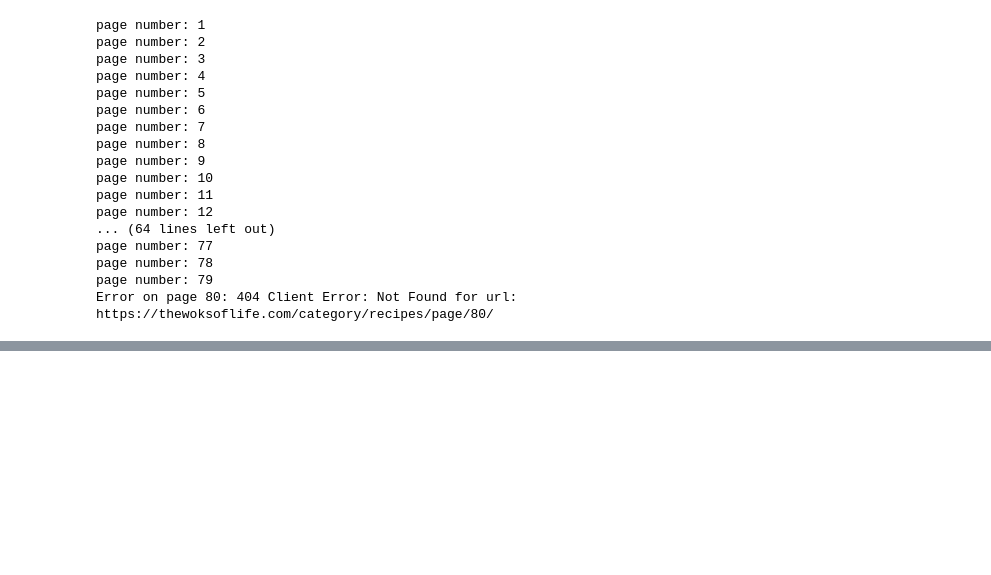
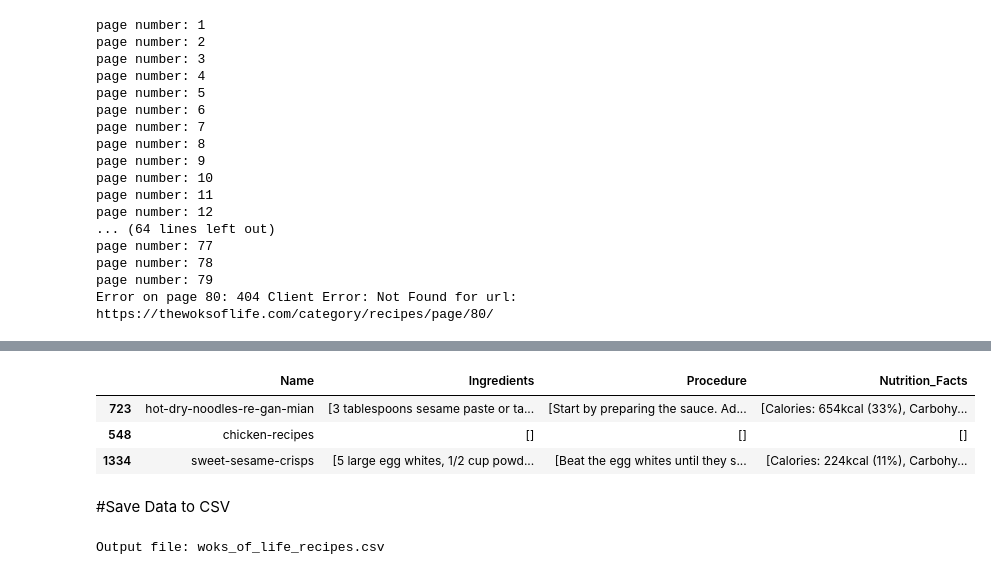
Before and after one commit to warrensuca/chinese-recipe-api, a Jupyter notebook: warrensuca/chinese-recipe-api/scraper/the_woks_of_life_scraper.ipynb, the cells around one changed output, grey strips where cells are left out. Drawn from its saved outputs; the diff is of its cells as text; code cells hidden in the pictures; blank space fills up the shorter version.

```diff
--- a/warrensuca/chinese-recipe-api/scraper/the_woks_of_life_scraper.ipynb
+++ b/warrensuca/chinese-recipe-api/scraper/the_woks_of_life_scraper.ipynb
@@ -310,0 +326,21 @@ Error on page 80: 404 Client Error: Not Found for url: https://thewoksoflife.com
+# %%
+df.sample(3)
+# %% [output]
+|  | Name | Ingredients | Procedure | Nutrition_Facts |
+| 723 | hot-dry-noodles-re-gan-mian | [3 tablespoons sesame paste or ta... | [Start by preparing the sauce. Ad... | [Calories: 654kcal (33%), Carbohy... |
+| 548 | chicken-recipes | [] | [] | [] |
+| 1334 | sweet-sesame-crisps | [5 large egg whites, 1/2 cup powd... | [Beat the egg whites until they s... | [Calories: 224kcal (11%), Carbohy... |
+# %% [markdown]
+#Save Data to CSV
+# %%
+output_file = "woks_of_life_recipes.csv"
+
+df.to_csv(
+    output_file,
+    index=False,
+    encoding="utf-8"
+)
+
+print(f"Output file: {output_file}")
+# %% [output]
+Output file: woks_of_life_recipes.csv
```
Also changed, not shown: parts of 5 cells of this notebook.
